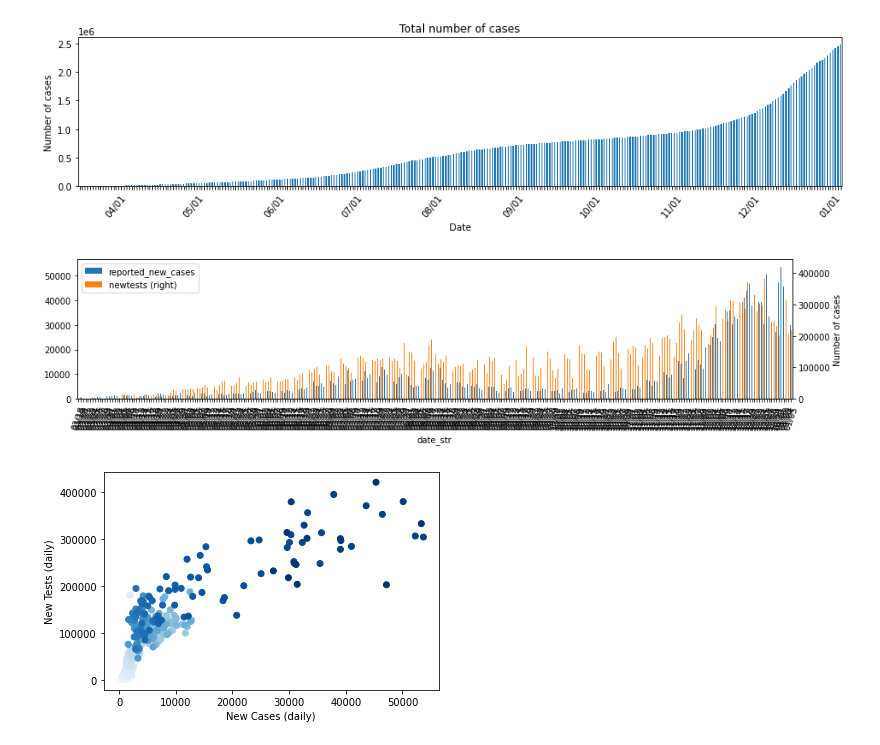
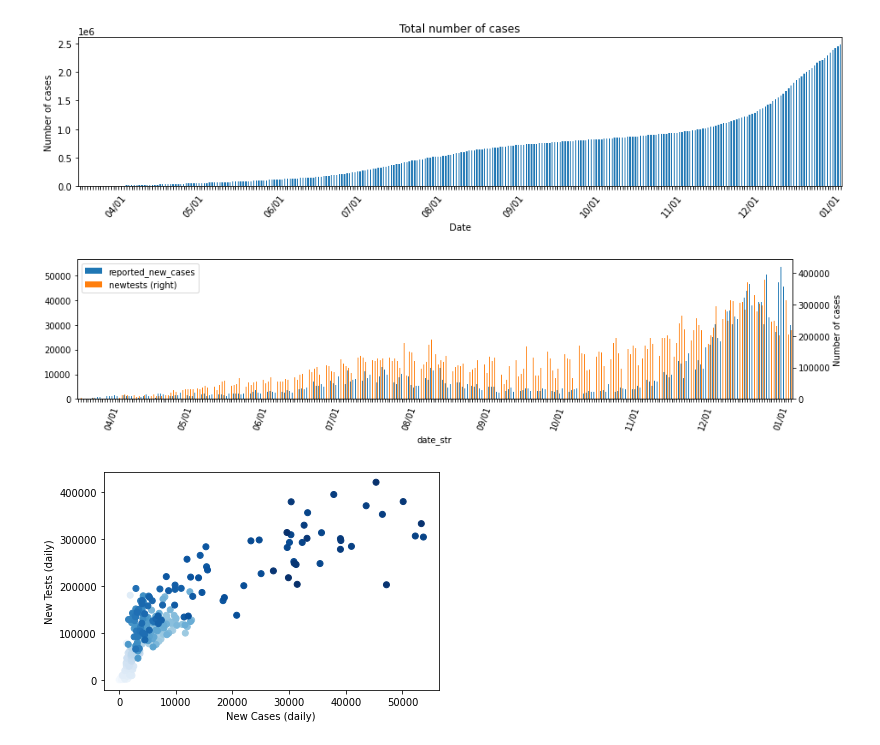
Before and after one commit to AndrewJWashington/covid_san_diego, a Jupyter notebook: california_automated_update.ipynb, the cells around one changed output. Saved outputs shown, nothing was run; the diff lists cells and outputs as text; code cells hidden in the pictures.

Commit message:
make labels more legible on one graph

```diff
--- a/california_automated_update.ipynb
+++ b/california_automated_update.ipynb
@@ -150,12 +150,15 @@ plt.ylabel('Number of cases');
 # %% [output]
 [figure]
 # %%
-df.set_index('date_str')[['reported_new_cases', 'newtests']].plot.bar(figsize=figsize, secondary_y= 'newtests', rot=70)
+ax = df.set_index('date_str')[['reported_new_cases', 'newtests']].plot.bar(figsize=figsize, secondary_y= 'newtests', rot=70)
+for label in ax.get_xticklabels():
+    if label.get_text()[3:] != '01':
+        label.set_visible(False)
 plt.ylabel('Number of cases')
 plt.xlabel('Date')
 plt.show();
 # %% [output]
-[figure, old version]
+[figure, new version]
 # %%
 plt.scatter(df['reported_new_cases'].values, df['newtests'].values, c=range(len(df)), cmap='Blues')
 plt.ylabel('New Tests (daily)')
```
Also changed, not shown: parts of 1 cell of this notebook.
